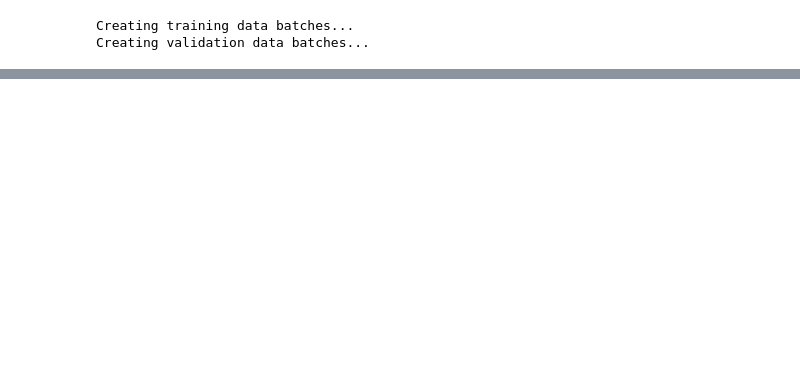
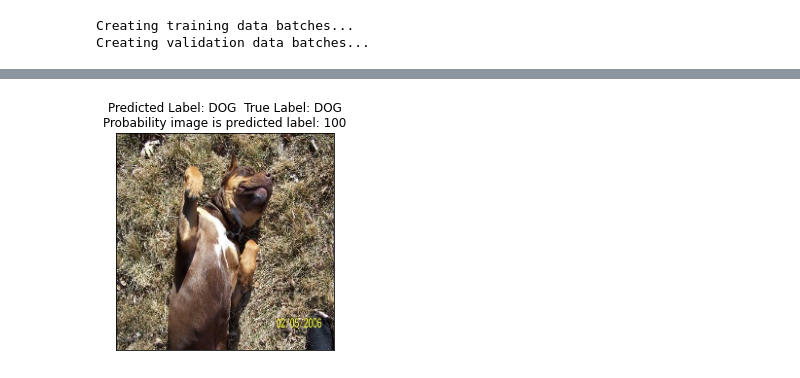
Before and after one commit to Adam-Rao/Cats-and-Dogs, a Jupyter notebook: CatsAndDogs.ipynb, the cells around one changed output, grey strips where cells are left out. Drawn from its saved outputs; the diff is of its cells as text; code cells hidden in the pictures; blank space fills up the shorter version.

Commit message:
Trains model using 1000 images

```diff
--- a/CatsAndDogs.ipynb
+++ b/CatsAndDogs.ipynb
@@ -192,15 +178,15 @@ def plot_image_prediction_true_value(prediction_probabilities, X, y, index):
 
   plot actual image with the predicted value and true values as title to image plot
   """
-  image, true_label, prediction_probabilities = X[index], y[index], predicition_probabilites[index]
-  predicted_label = get_prediction_label(prediction_probabilities)
+  image, true_label, predicted_probabilities = X[index], y[index], prediction_probabilities[index]
+  predicted_label = get_prediction_label(predicted_probabilities)
 
   plt.imshow(image)
   plt.yticks([])
   plt.xticks([])
   plt.title(
       f"Predicted Label: {predicted_label}  True Label: {true_label}\n"
-      f"Probability image is predicted label: {np.argmax(prediction_probabilities) * 100:.2f}")
+      f"Probability image is predicted label: {np.argmax(predicted_probabilities) * 100:2.0f}")
 # %%
 def unbatchify(batched_dataset):
   """
@@ -261,7 +247,7 @@ def load_model(model_path):
   )
   return model
 # %%
-X = [i[0] for i in shuffled_data]
+X = [i[0] for i in shuffled_data_list]
 
 trial_X = X[:1000]
 trial_y = boolean_labels[:1000]
@@ -311,2 +304,10 @@ InvalidArgumentError: ignored
+# %%
+trial_predictions = model.predict(trial_valid_data)
+# %%
+trial_valid_images, trial_valid_labels = unbatchify(trial_valid_data)
+# %%
+plot_image_prediction_true_value(trial_predictions, trial_valid_images, trial_valid_labels, 12)
+# %% [output]
+[figure, added]
 # %%
 while True: pass #keeps codelab from disconnecting
```
Also changed, not shown: parts of 15 cells of this notebook.
